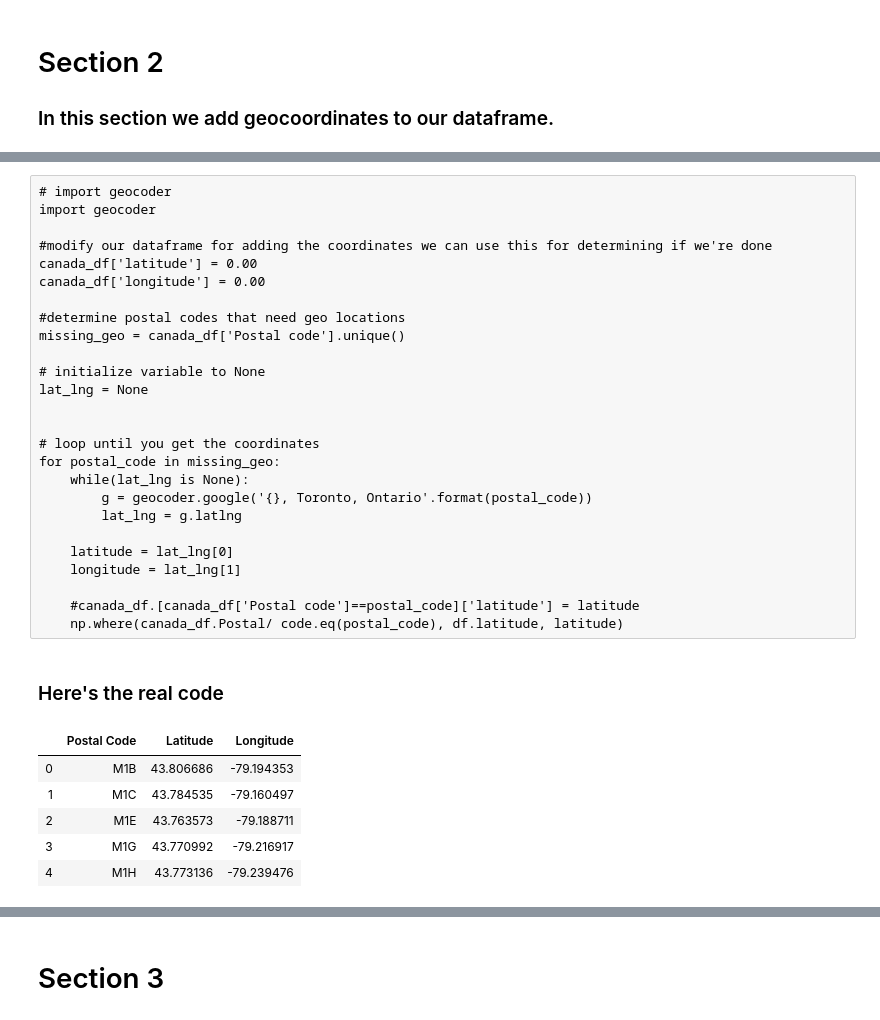
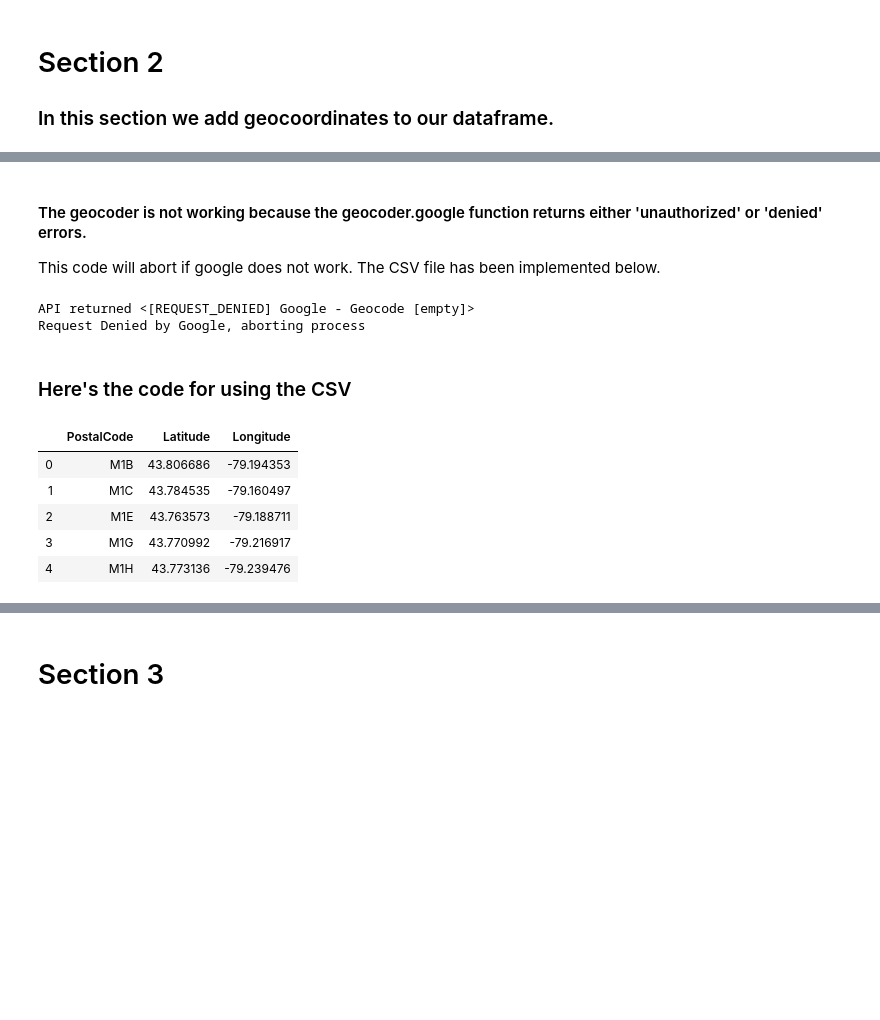
Before and after one commit to chaiclin/coursera_capstone, a Jupyter notebook: Segmenting and Clustering Neighborhoods in Toronto.ipynb, the cells around one changed output, grey strips where cells are left out. Drawn from its saved outputs; the diff is of its cells as text; code cells hidden in the pictures; blank space fills up the shorter version.

```diff
--- a/Segmenting and Clustering Neighborhoods in Toronto.ipynb
+++ b/Segmenting and Clustering Neighborhoods in Toronto.ipynb
@@ -85,38 +81,56 @@ You can ignore this first block of code, as we're using the csv in the section u
-# %% [raw]
-# import geocoder
-import geocoder
-
-#modify our dataframe for adding the coordinates we can use this for determining if we're done
-canada_df['latitude'] = 0.00
-canada_df['longitude'] = 0.00
-
-#determine postal codes that need geo locations
-missing_geo = canada_df['Postal code'].unique()
-
-# initialize variable to None
-lat_lng = None
-
-
-# loop until you get the coordinates
-for postal_code in missing_geo:
-    while(lat_lng is None):
-        g = geocoder.google('{}, Toronto, Ontario'.format(postal_code))
-        lat_lng = g.latlng
-
-    latitude = lat_lng[0]
-    longitude = lat_lng[1]
-
-    #canada_df.[canada_df['Postal code']==postal_code]['latitude'] = latitude
-    np.where(canada_df.Postal/ code.eq(postal_code), df.latitude, latitude)
+# %% [markdown]
+#### The geocoder is not working because the geocoder.google function returns either 'unauthorized' or 'denied' errors.
+This code will abort if google does not work. The CSV file has been implemented below.
+# %%
+# import geocoder
+import geocoder
+
+#modify our dataframe for adding the coordinates we can use this for determining if we're done
+canada_df['latitude'] = 0.00
+canada_df['longitude'] = 0.00
+
+#determine postal codes that need geo locations
+missing_geo = canada_df['PostalCode'].unique()
+
+# initialize variable to None
+lat_lng = None
+
+# loop until you get the coordinates
+for postal_code in missing_geo:
+    while(lat_lng is None):
+        g = geocoder.google('{}, Toronto, Ontario'.format(postal_code))
+        if g.latlng == None:
+            print("API returned {}".format(g))
+            print("Request Denied by Google, aborting process")
+            break
+        lat_lng = g.latlng
+
+    if g.latlng == None: #if we're not getting results we'll remove the columns and abort this loop
+        canada_df.drop(columns=['latitude','longitude'], inplace=True)
+        break
+    else:
+        latitude = lat_lng[0]
+        longitude = lat_lng[1]
+
+    #canada_df.[canada_df['Postal code']==postal_code]['latitude'] = latitude
+    np.where(canada_df.PostalCode.eq(postal_code), df.latitude, latitude)
+# %% [output]
+API returned <[REQUEST_DENIED] Google - Geocode [empty]>
+Request Denied by Google, aborting process
 # %% [markdown]
-### Here's the real code
+### Here's the code for using the CSV
 # %%
 #load the csv with coordinates for this exercise
 csv = '~/ML/ds_capstone_project/Geospatial_Coordinates.csv'
+
+#create a dataframe from the csv
 lat_lng_df=pd.read_csv(csv)
+
+#rename the Postal Code to match our existing column
+lat_lng_df.rename(columns={"Postal Code": "PostalCode"}, inplace=True)
 lat_lng_df.head()
 # %% [output]
-|  | Postal Code | Latitude | Longitude |
+|  | PostalCode | Latitude | Longitude |
 | 0 | M1B | 43.806686 | -79.194353 |
 | 1 | M1C | 43.784535 | -79.160497 |
 | 2 | M1E | 43.763573 | -79.188711 |
```
Also changed, not shown: parts of 8 cells of this notebook.
